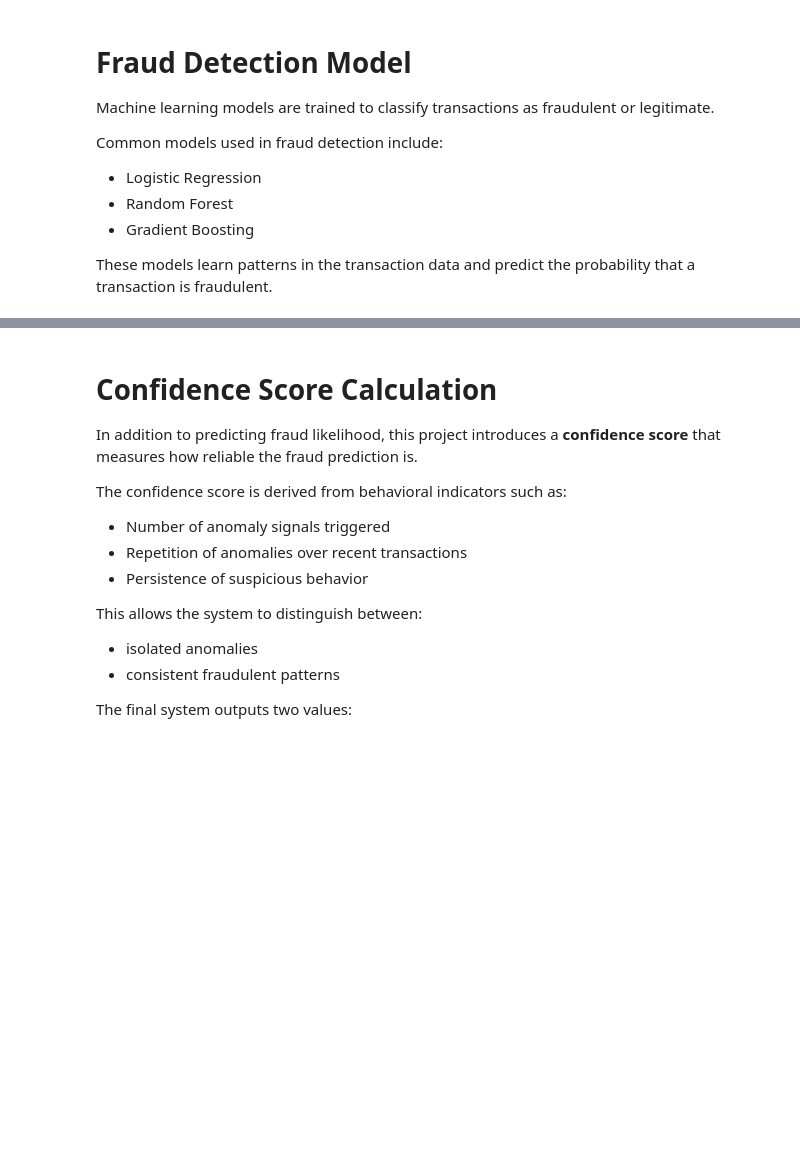
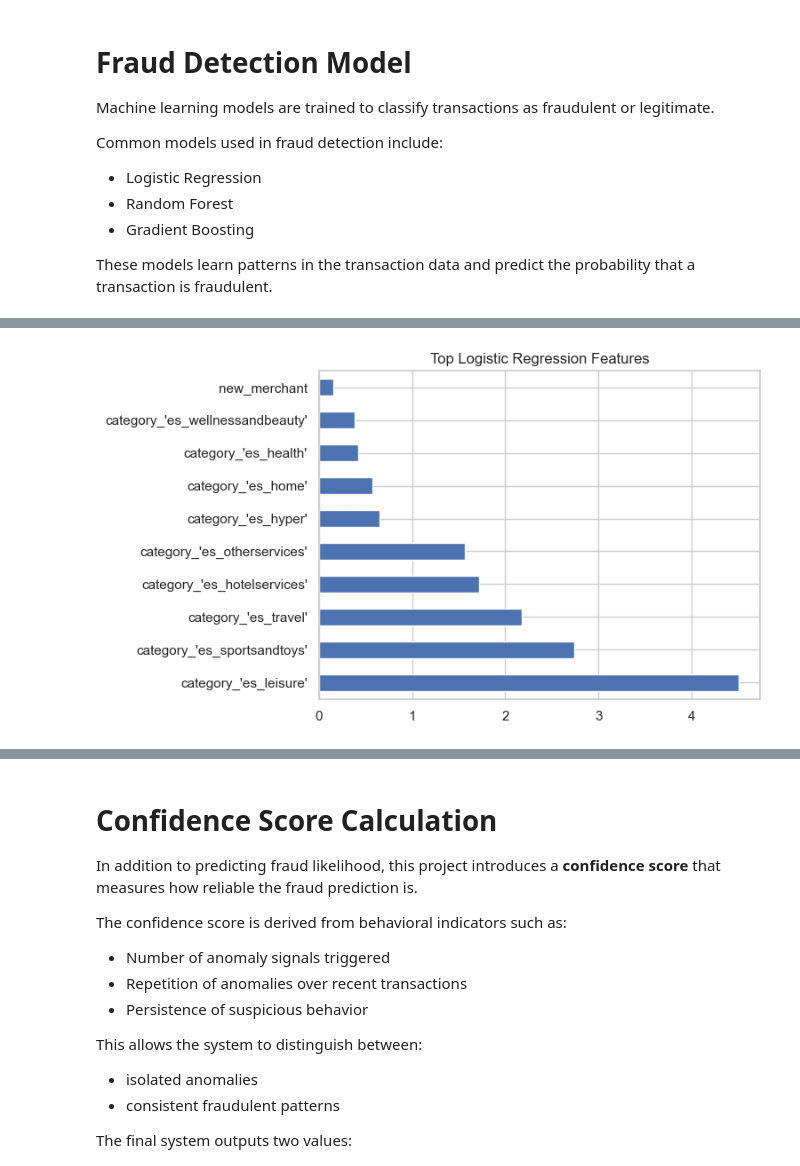
Before and after one commit to lanhathuy1082005/fraud-risk-analysis-website, a Jupyter notebook: artifacts/datawork_modeling.ipynb, the cells around one changed output, grey strips where cells are left out. Saved outputs shown, nothing was run; the diff lists cells and outputs as text; code cells hidden in the pictures; blank space fills up the shorter version.

```diff
--- a/artifacts/datawork_modeling.ipynb
+++ b/artifacts/datawork_modeling.ipynb
@@ -162,0 +594,9 @@ Because fraud datasets are highly imbalanced, **precision and recall are especia
+# %%
+import pandas as pd
+
+feature_importance = pd.Series(
+    log_model.coef_[0],
+    index=X.columns
+).sort_values(ascending=False)
+
+print(feature_importance.head(30))
@@ -162,0 +621,6 @@ Because fraud datasets are highly imbalanced, **precision and recall are especia
+# %%
+feature_importance.head(10).plot(kind='barh')
+plt.title("Top Logistic Regression Features")
+plt.show()
+# %% [output]
+[figure, added]
```
Also changed, not shown: parts of 76 cells of this notebook.
